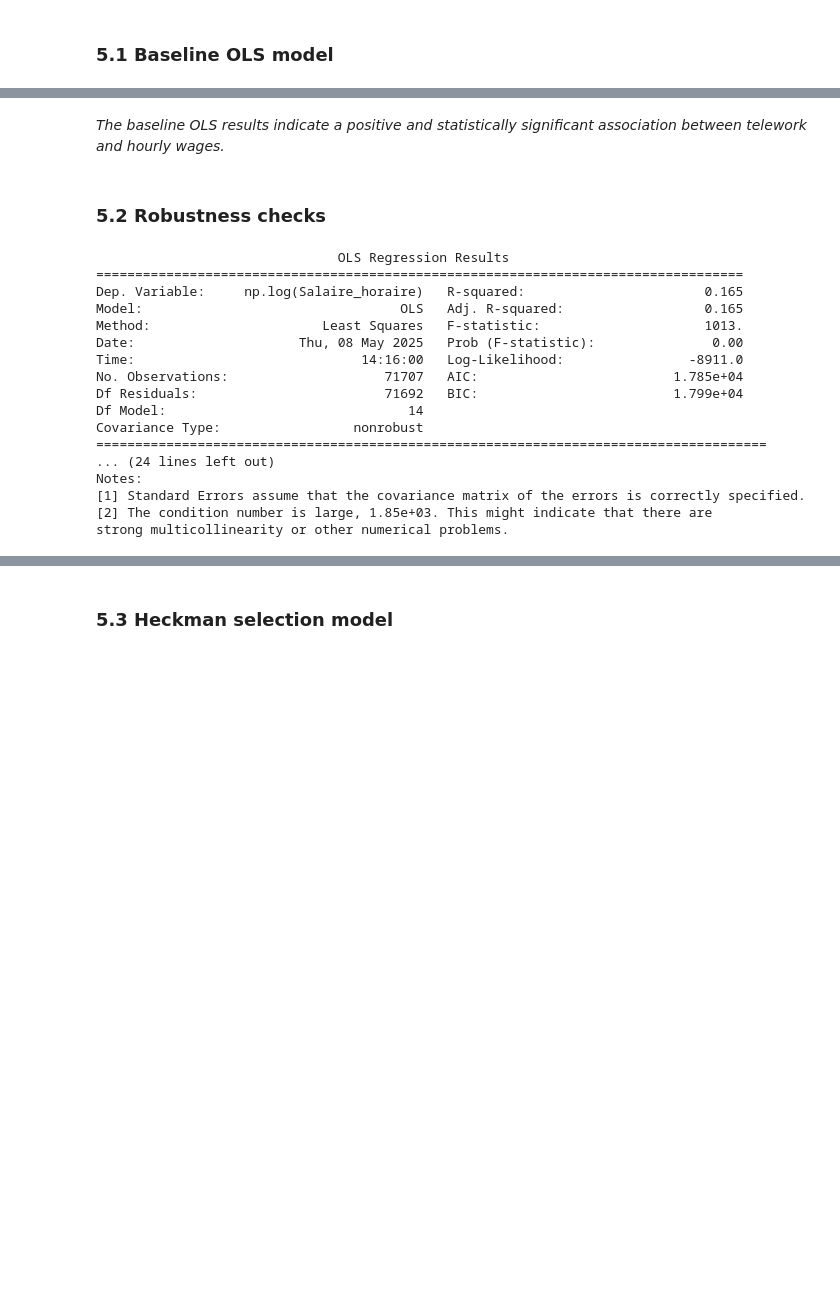
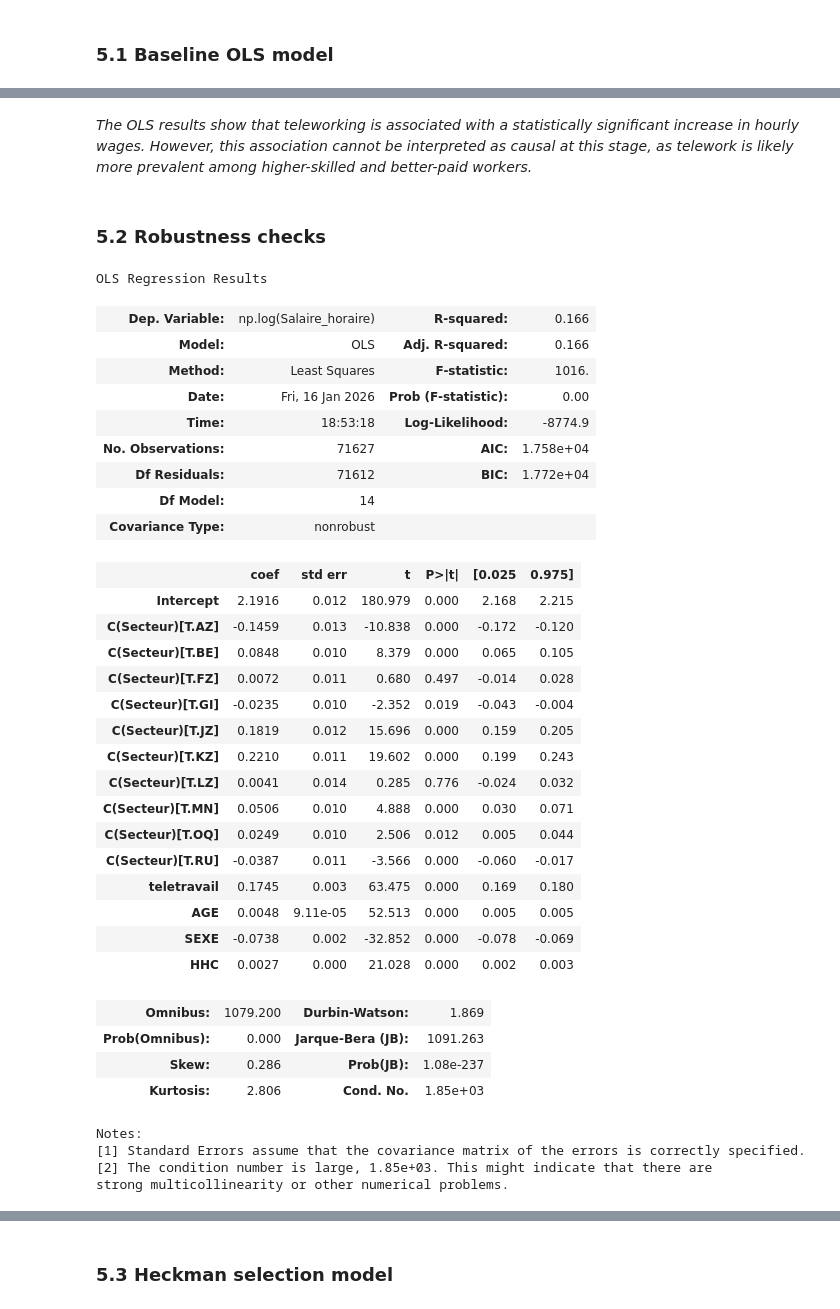
Before and after one commit to AliciaKhamphousone/telework-productivity-econometrics, a Jupyter notebook: notebooks/analysis.ipynb, the cells around one changed output, grey strips where cells are left out. Saved outputs shown, nothing was run; the diff lists cells and outputs as text; code cells hidden in the pictures; blank space fills up the shorter version.

```diff
--- a/notebooks/analysis.ipynb
+++ b/notebooks/analysis.ipynb
@@ -302,8 +210,6 @@ import pandas as pd
 import numpy as np
 import statsmodels.api as sm
 
-# Charger la base
-df = pd.read_csv("/Users/alicia/Desktop/Mémoire/Base_données_finale.csv", sep=";")
 
 # Recréer Salaire_horaire
 df["Salaire_horaire"] = df["SALRED"] / (df["HHC"] * 4.33)
@@ -354,41 +260,64 @@ Notes:
 [2] The condition number is large, 1.83e+03. This might indicate that there are
 strong multicollinearity or other numerical problems.
 # %% [markdown]
-*The baseline OLS results indicate a positive and statistically significant association
-between telework and hourly wages.*
+*The OLS results show that teleworking is associated with a statistically significant
+increase in hourly wages. However, this association cannot be interpreted as causal
+at this stage, as telework is likely more prevalent among higher-skilled and better-paid workers.*
 # %% [markdown]
 ### 5.2 Robustness checks
 # %%
+import numpy as np
+import pandas as pd
+import statsmodels.api as sm
+import statsmodels.formula.api as smf
+
 q5 = df['Salaire_horaire'].quantile(0.05)
 q95 = df['Salaire_horaire'].quantile(0.95)
 
 df_trimmed = df[
     (df['Salaire_horaire'] >= q5) &
     (df['Salaire_horaire'] <= q95)
 ]
 
 model_trimmed = smf.ols(
-    'np.log(Salaire_horaire) ~ teletravail + AGE + SEXE + HHC + C(NAFG010UN)',
+    'np.log(Salaire_horaire) ~ teletravail + AGE + SEXE + HHC + C(Secteur)',
     data=df_trimmed
 ).fit()
 
 model_trimmed.summary()
 # %% [output]
-                               OLS Regression Results
-===================================================================================
-Dep. Variable:     np.log(Salaire_horaire)   R-squared:                       0.165
-Model:                                 OLS   Adj. R-squared:                  0.165
-Method:                      Least Squares   F-statistic:                     1013.
-Date:                     Thu, 08 May 2025   Prob (F-statistic):               0.00
-Time:                             14:16:00   Log-Likelihood:                -8911.0
-No. Observations:                    71707   AIC:                         1.785e+04
-Df Residuals:                        71692   BIC:                         1.799e+04
-Df Model:                               14
-Covariance Type:                 nonrobust
-======================================================================================
-... (24 lines left out)
-Notes:
-[1] Standard Errors assume that the covariance matrix of the errors is correctly specified.
-[2] The condition number is large, 1.85e+03. This might indicate that there are
-strong multicollinearity or other numerical problems.
+OLS Regression Results
+| Dep. Variable: | np.log(Salaire_horaire) | R-squared: | 0.166 |
+| Model: | OLS | Adj. R-squared: | 0.166 |
+| Method: | Least Squares | F-statistic: | 1016. |
+| Date: | Fri, 16 Jan 2026 | Prob (F-statistic): | 0.00 |
+| Time: | 18:53:18 | Log-Likelihood: | -8774.9 |
+| No. Observations: | 71627 | AIC: | 1.758e+04 |
+| Df Residuals: | 71612 | BIC: | 1.772e+04 |
+| Df Model: | 14 |  |  |
+| Covariance Type: | nonrobust |  |  |
+|  | coef | std err | t | P>|t| | [0.025 | 0.975] |
+| Intercept | 2.1916 | 0.012 | 180.979 | 0.000 | 2.168 | 2.215 |
+| C(Secteur)[T.AZ] | -0.1459 | 0.013 | -10.838 | 0.000 | -0.172 | -0.120 |
+| C(Secteur)[T.BE] | 0.0848 | 0.010 | 8.379 | 0.000 | 0.065 | 0.105 |
+| C(Secteur)[T.FZ] | 0.0072 | 0.011 | 0.680 | 0.497 | -0.014 | 0.028 |
+| C(Secteur)[T.GI] | -0.0235 | 0.010 | -2.352 | 0.019 | -0.043 | -0.004 |
+| C(Secteur)[T.JZ] | 0.1819 | 0.012 | 15.696 | 0.000 | 0.159 | 0.205 |
+| C(Secteur)[T.KZ] | 0.2210 | 0.011 | 19.602 | 0.000 | 0.199 | 0.243 |
+| C(Secteur)[T.LZ] | 0.0041 | 0.014 | 0.285 | 0.776 | -0.024 | 0.032 |
+| C(Secteur)[T.MN] | 0.0506 | 0.010 | 4.888 | 0.000 | 0.030 | 0.071 |
+| C(Secteur)[T.OQ] | 0.0249 | 0.010 | 2.506 | 0.012 | 0.005 | 0.044 |
+| C(Secteur)[T.RU] | -0.0387 | 0.011 | -3.566 | 0.000 | -0.060 | -0.017 |
+| teletravail | 0.1745 | 0.003 | 63.475 | 0.000 | 0.169 | 0.180 |
+| AGE | 0.0048 | 9.11e-05 | 52.513 | 0.000 | 0.005 | 0.005 |
+| SEXE | -0.0738 | 0.002 | -32.852 | 0.000 | -0.078 | -0.069 |
+| HHC | 0.0027 | 0.000 | 21.028 | 0.000 | 0.002 | 0.003 |
+| Omnibus: | 1079.200 | Durbin-Watson: | 1.869 |
+| Prob(Omnibus): | 0.000 | Jarque-Bera (JB): | 1091.263 |
+| Skew: | 0.286 | Prob(JB): | 1.08e-237 |
+| Kurtosis: | 2.806 | Cond. No. | 1.85e+03 |
+Notes:
+[1] Standard Errors assume that the covariance matrix of the errors is correctly specified.
+[2] The condition number is large, 1.85e+03. This might indicate that there are
+strong multicollinearity or other numerical problems.
 # %% [markdown]
```
Also changed, not shown: parts of 22 cells of this notebook.
